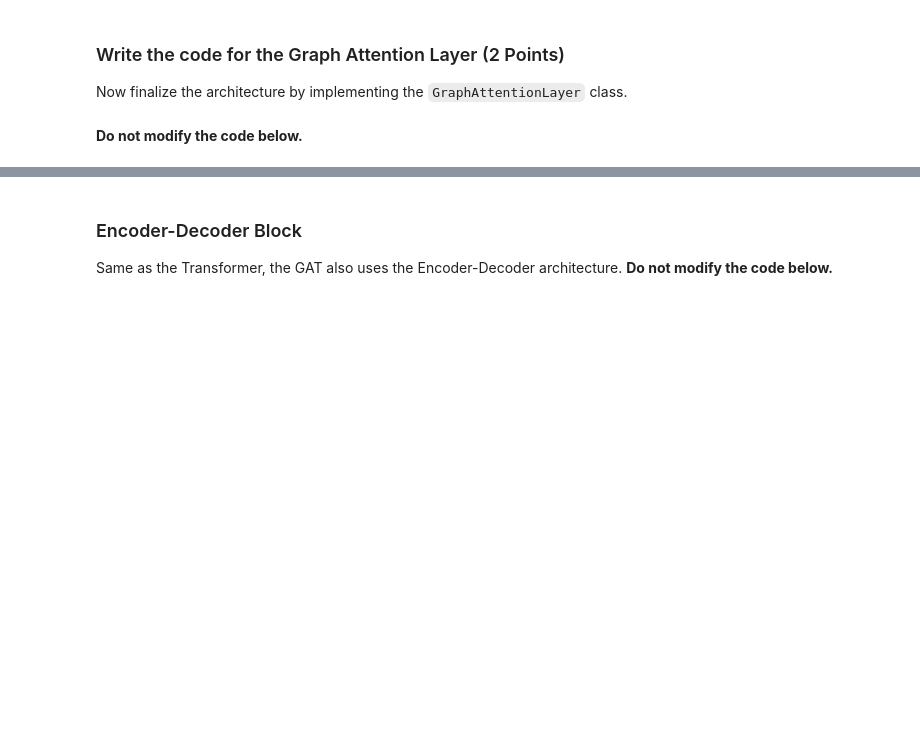
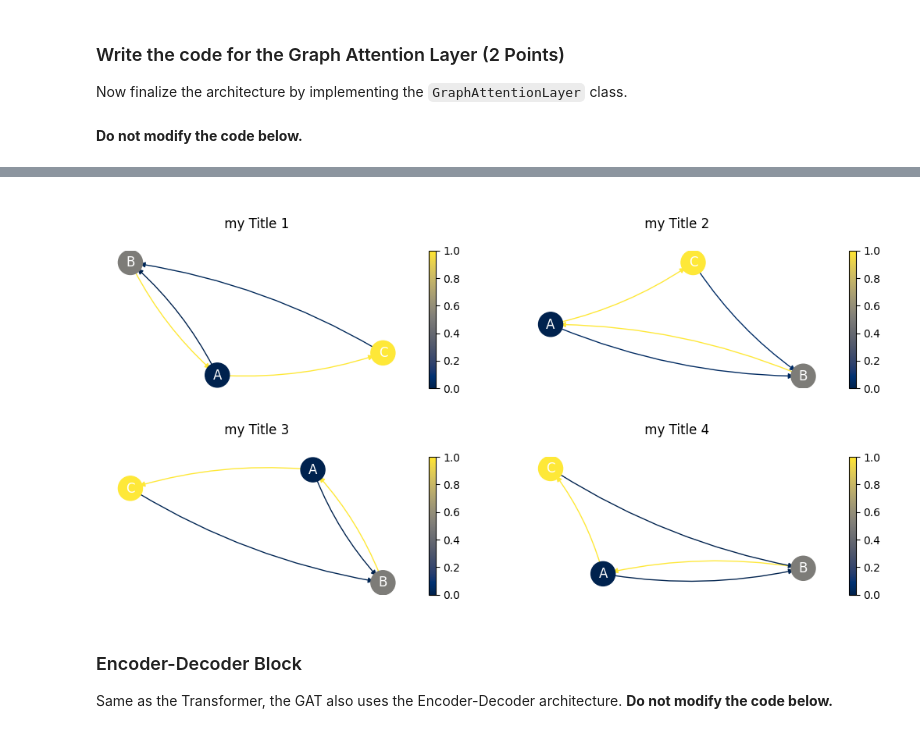
Before and after one commit to LM1997610/AdvancedML, a Jupyter notebook: Assignment_3/Theory/AML_theory_inprogress.ipynb, the cells around one changed output, grey strips where cells are left out. Drawn from its saved outputs; the diff is of its cells as text; code cells hidden in the pictures; blank space fills up the shorter version.

```diff
--- a/Assignment_3/Theory/AML_theory_inprogress.ipynb
+++ b/Assignment_3/Theory/AML_theory_inprogress.ipynb
@@ -981,35 +987,32 @@ class GraphAttentionLayer(nn.Module):
         h = F.dropout(h, self.dropout, training=self.training)
 
         # Divide h into heads
-        '''
-        Add your code below
-        '''
+        ''' Add your code below '''
 
+        h = h.view(self.heads, -1, self.n_hidden)
 
         # Calculate attention scores using AttentionCoefficients
-        '''
-        Add your code below
-        '''
-        attention_coefficients = ...
+        ''' Add your code below '''
+
+        attention_coefficients = self.attention(h)
 
         # Mask attention scores
         mask = -9e15*torch.ones_like(attention_coefficients)
         attention_coefficients = torch.where(adj_matrix > 0, attention_coefficients, mask)
 
         # Apply softmax
-        '''
-        Add your code below
-        '''
-        attention_scores = ...
+        ''' Add your code below '''
+
+        attention_scores = self.softmax(attention_coefficients)
 
         # Calculate output features
         h_prime = torch.einsum('hnd,hdo->hno', attention_scores, h)
 
         # Concatenate heads
-        '''
-        Add your code below
-        '''
+        ''' Add your code below '''
 
+        if self.concat:
+          h_prime = h_prime.view(self.in_features, -1)
 
         return h_prime, attention_scores
 # %% [markdown]
@@ -1032,7 +1038,21 @@ print('Output:\n ', output.shape)
 # %%
+fig, axes = plt.subplots(2, 2, figsize=(11, 5))
+fig.tight_layout()
+plt.subplots_adjust(wspace=0.1, hspace=0.5)
+
 for i in range(attention_scores.shape[0]):
-    print('Attention Scores:\n ', attention_scores[i])
-    plot_graph((np.round(attention_scores.detach().numpy(),2))[i], labels={0: 'A', 1: 'B', 2: 'C'})
+
+    #print('Attention Scores:\n ', attention_scores[i])
+
+    row = i // 2
+    col = i % 2
+    ax = axes[row, col]
+
+    ax = plot_graph((np.round(attention_scores.detach().numpy(),2))[i], labels={0: 'A', 1: 'B', 2: 'C'}, ax = ax)
+    ax.set_title(f'\n my Title {i + 1} \n')
+plt.show()
+# %% [output]
+[figure, added]
 # %% [markdown]
 ### Encoder-Decoder Block
 
```
Also changed, not shown: parts of 4 cells of this notebook.
